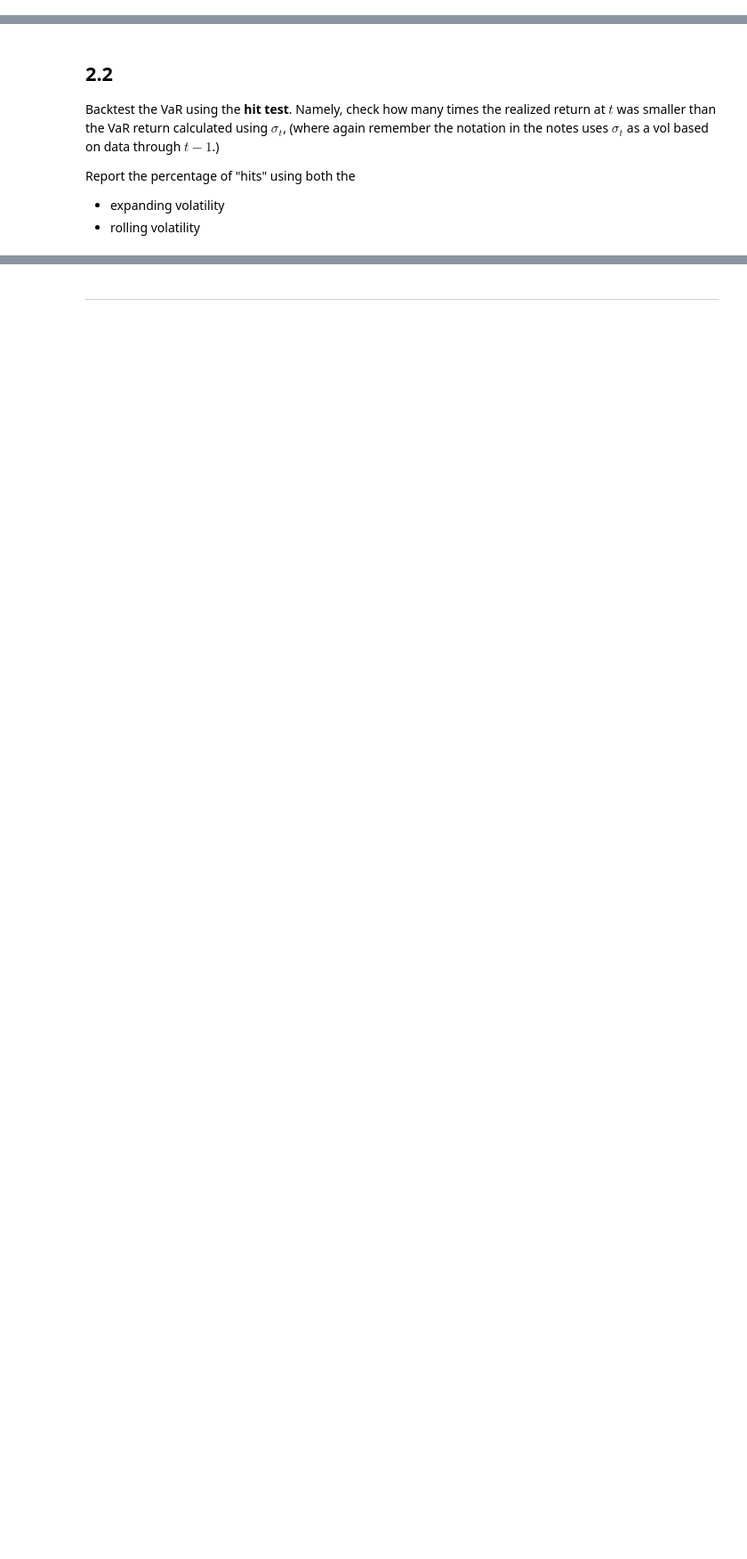
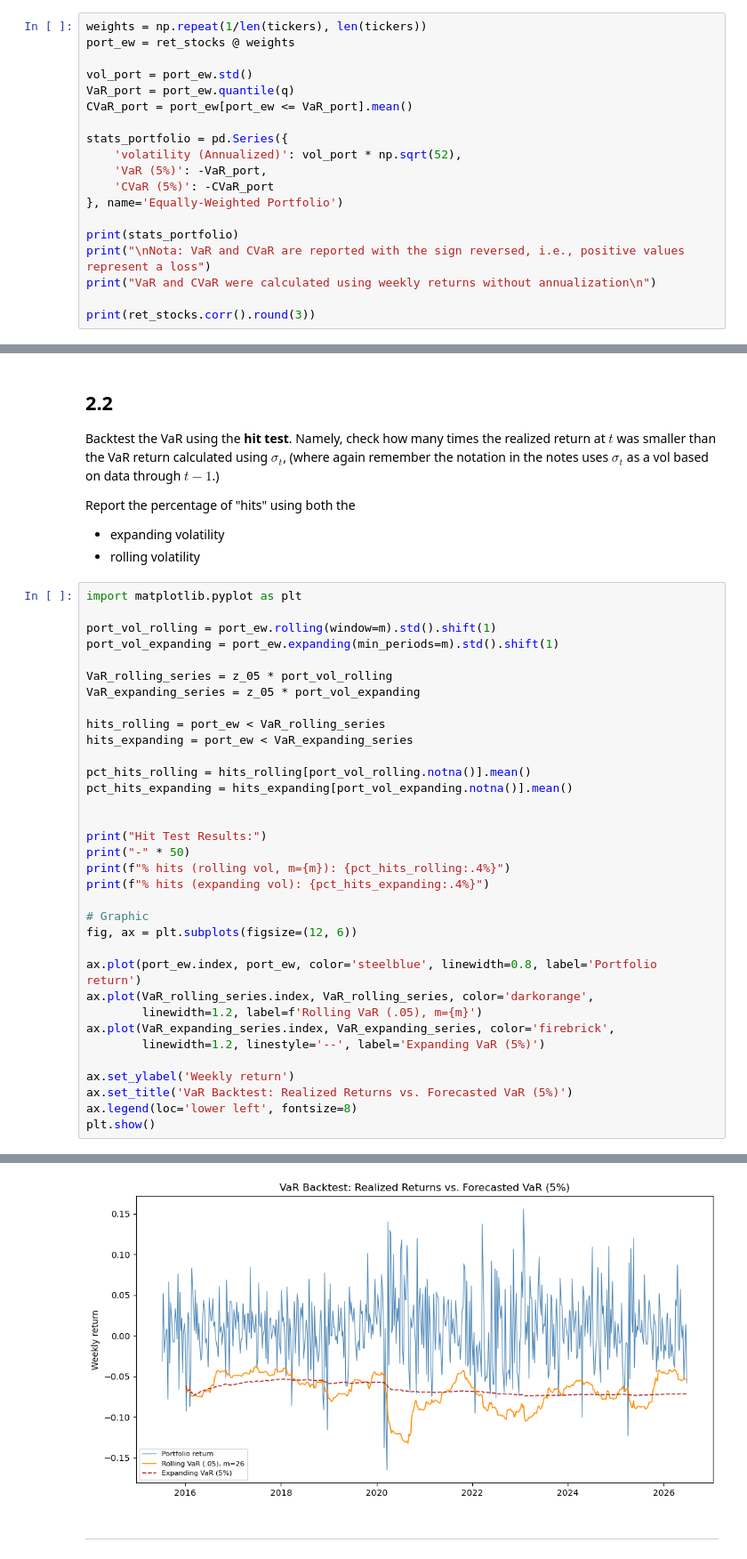
Before and after one commit to forddendorf/finm36700_group1A, a Jupyter notebook: Portfolio_hw3.ipynb, the cells around one changed output, grey strips where cells are left out. Shown at 89% size. Drawn from its saved outputs; the diff is of its cells as text; blank space fills up the shorter version.

Commit message:
exercise2_Var of Equity Portfolio

```diff
--- a/Portfolio_hw3.ipynb
+++ b/Portfolio_hw3.ipynb
@@ -273,0 +319,19 @@ For example,
+# %%
+weights = np.repeat(1/len(tickers), len(tickers))
+port_ew = ret_stocks @ weights
+
+vol_port = port_ew.std()
+VaR_port = port_ew.quantile(q)
+CVaR_port = port_ew[port_ew <= VaR_port].mean()
+
+stats_portfolio = pd.Series({
+    'volatility (Annualized)': vol_port * np.sqrt(52),
+    'VaR (5%)': -VaR_port,
+    'CVaR (5%)': -CVaR_port
+}, name='Equally-Weighted Portfolio')
+
+print(stats_portfolio)
+print("\nNota: VaR and CVaR are reported with the sign reversed, i.e., positive values represent a loss")
+print("VaR and CVaR were calculated using weekly returns without annualization\n")
+
+print(ret_stocks.corr().round(3))
@@ -328,3 +488,38 @@ Backtest the VaR using the **hit test**. Namely, check how many times the realiz
 Report the percentage of "hits" using both the
 * expanding volatility
 * rolling volatility
+# %%
+import matplotlib.pyplot as plt
+
+port_vol_rolling = port_ew.rolling(window=m).std().shift(1)
+port_vol_expanding = port_ew.expanding(min_periods=m).std().shift(1)
+
+VaR_rolling_series = z_05 * port_vol_rolling
+VaR_expanding_series = z_05 * port_vol_expanding
+
+hits_rolling = port_ew < VaR_rolling_series
+hits_expanding = port_ew < VaR_expanding_series
+
+pct_hits_rolling = hits_rolling[port_vol_rolling.notna()].mean()
+pct_hits_expanding = hits_expanding[port_vol_expanding.notna()].mean()
+
+
+print("Hit Test Results:")
+print("-" * 50)
+print(f"% hits (rolling vol, m={m}): {pct_hits_rolling:.4%}")
+print(f"% hits (expanding vol): {pct_hits_expanding:.4%}")
+
+# Graphic
+fig, ax = plt.subplots(figsize=(12, 6))
+
+ax.plot(port_ew.index, port_ew, color='steelblue', linewidth=0.8, label='Portfolio return')
+ax.plot(VaR_rolling_series.index, VaR_rolling_series, color='darkorange',
+        linewidth=1.2, label=f'Rolling VaR (.05), m={m}')
+ax.plot(VaR_expanding_series.index, VaR_expanding_series, color='firebrick',
+        linewidth=1.2, linestyle='--', label='Expanding VaR (5%)')
+
+ax.set_ylabel('Weekly return')
+ax.set_title('VaR Backtest: Realized Returns vs. Forecasted VaR (5%)')
+ax.legend(loc='lower left', fontsize=8)
+plt.show()
+# %% [output]
@@ -331,2 +530,3 @@ Report the percentage of "hits" using both the
+[figure, added]
 # %% [markdown]
 ***
```
Also changed, not shown: parts of 13 cells of this notebook.
